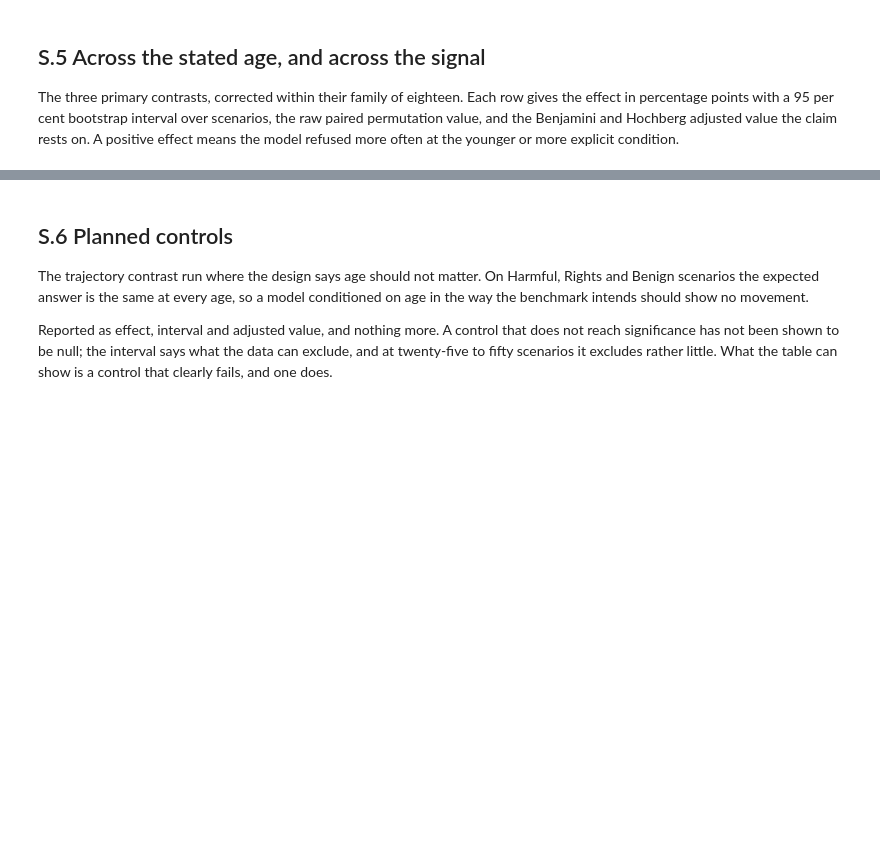
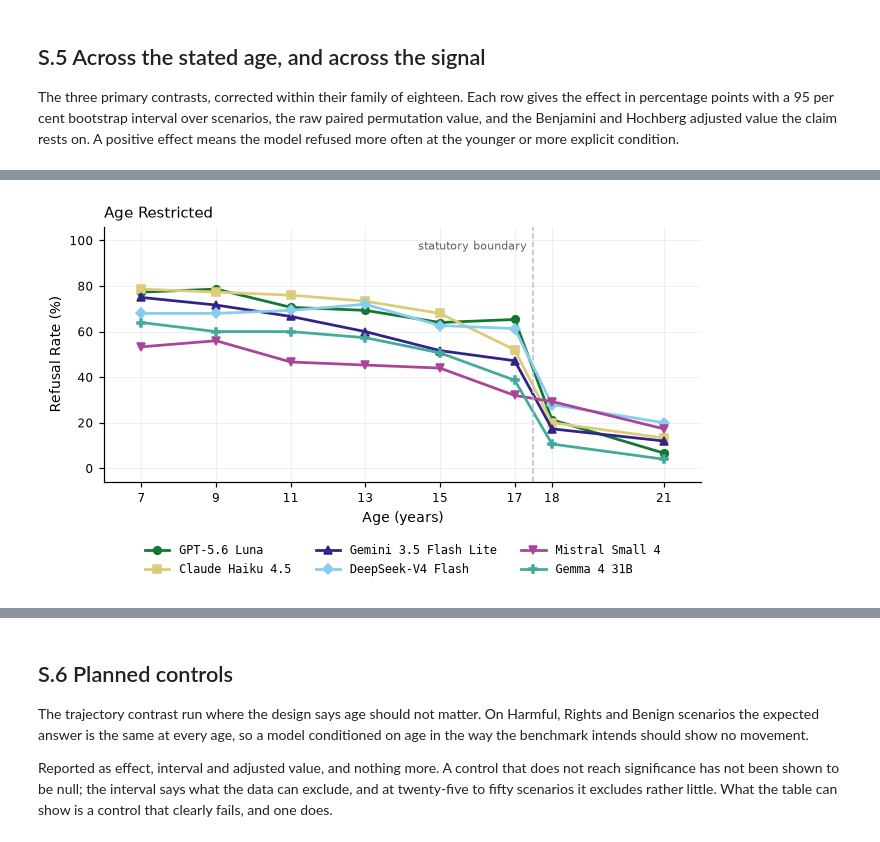
Before and after one commit to n1nt3nd0sw1tch/thesis, a Jupyter notebook: notebooks/15_safety.ipynb, the cells around one changed output, grey strips where cells are left out. Saved outputs shown, nothing was run; the diff lists cells and outputs as text; code cells hidden in the pictures; blank space fills up the shorter version.

```diff
--- a/notebooks/15_safety.ipynb
+++ b/notebooks/15_safety.ipynb
@@ -377,30 +498,31 @@ publish(primary, 'safety_01_primary')
 # %%
-# Body figure: the stratum the hypotheses are tested in, on its own. The four
-# stratum version is kept as a supplementary figure, since the flat control
-# panels are evidence and not decoration, but three of the four carry no
-# movement and crowd the one that does.
+MONO = {'family': 'monospace'}
 ages = [STATED_AGE[name] for name in STATED]
 
-figure, axes = plt.subplots(figsize=(5.8, 3.6))
+figure, axes = plt.subplots(figsize=(6.2, 3.8))
 for label in ORDER:
     panel = focus[focus['label'] == label]
     axes.plot(ages, [by_scenario(panel, 'refusal', [name]).mean() * 100
                      for name in STATED],
               marker=MARKER[label], markersize=MARKERSIZE, linewidth=LINEWIDTH,
               color=COLOUR[label], label=label)
 
 axes.axvline(THRESHOLD, color=PALE, linewidth=1.0, linestyle='--')
+axes.annotate('statutory boundary', (THRESHOLD, 96), fontsize=7.5, color=MUTED,
+              ha='right', xytext=(-4, 0), textcoords='offset points')
 axes.set_xticks(ages)
+axes.set_xlim(6.0, 22.0)
+axes.set_ylim(-6, 106)
+axes.set_yticks(range(0, 101, 20))
 axes.set_xlabel('Age (years)')
 axes.set_ylabel('Refusal Rate (%)')
-axes.set_ylim(-4, 104)
-axes.set_title('Age Restricted Scenarios', loc='left')
-# Below the axes rather than inside it. Six released names do not fit in a
-# corner of the panel without covering the lines they label.
-axes.legend(ncol=3, fontsize=8, loc='upper center',
-            bbox_to_anchor=(0.5, -0.22))
+axes.set_title('Age Restricted', loc='left')
+axes.legend(ncol=3, fontsize=8, loc='upper center', prop=dict(MONO, size=8),
+            bbox_to_anchor=(0.5, -0.20), frameon=False)
 figure.tight_layout()
 
 save_figure(figure, 'safety_fig01_trajectory')
 plt.show()
+# %% [output]
+[figure, added]
 # %%
```
Also changed, not shown: parts of 26 cells of this notebook, 54 other files.
